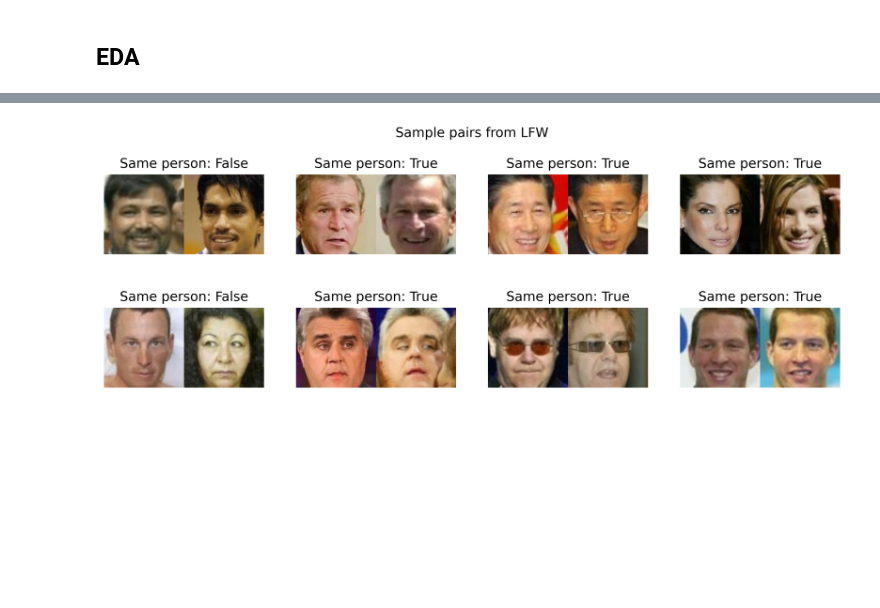
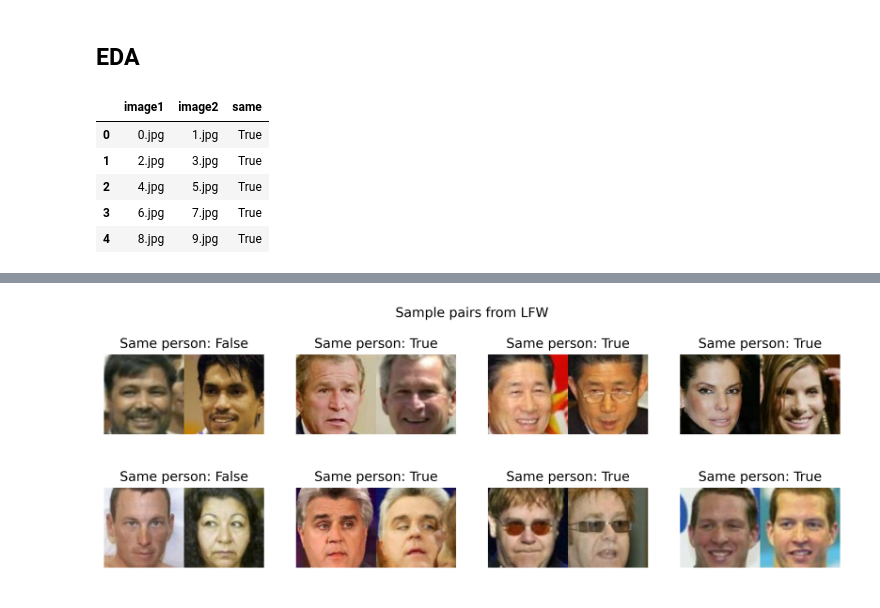
Before and after one commit to Thoalfeqar-gata/Multitask-face-analysis, a Jupyter notebook: data preparation notebooks/lfw.ipynb, the cells around one changed output, grey strips where cells are left out. Saved outputs shown, nothing was run; the diff lists cells and outputs as text; code cells hidden in the pictures; blank space fills up the shorter version.

```diff
--- a/data preparation notebooks/lfw.ipynb
+++ b/data preparation notebooks/lfw.ipynb
@@ -40,3 +45,12 @@ labels_df.to_csv(os.path.join(output_dir, 'labels.csv'), index = False)
 ## EDA
 # %%
 labels_df = pd.read_csv(os.path.join(output_dir, 'labels.csv'))
+# %%
+labels_df.head()
+# %% [output]
+|  | image1 | image2 | same |
+| 0 | 0.jpg | 1.jpg | True |
+| 1 | 2.jpg | 3.jpg | True |
+| 2 | 4.jpg | 5.jpg | True |
+| 3 | 6.jpg | 7.jpg | True |
+| 4 | 8.jpg | 9.jpg | True |
```
Also changed, not shown: parts of 3 cells of this notebook, 1 other file.
